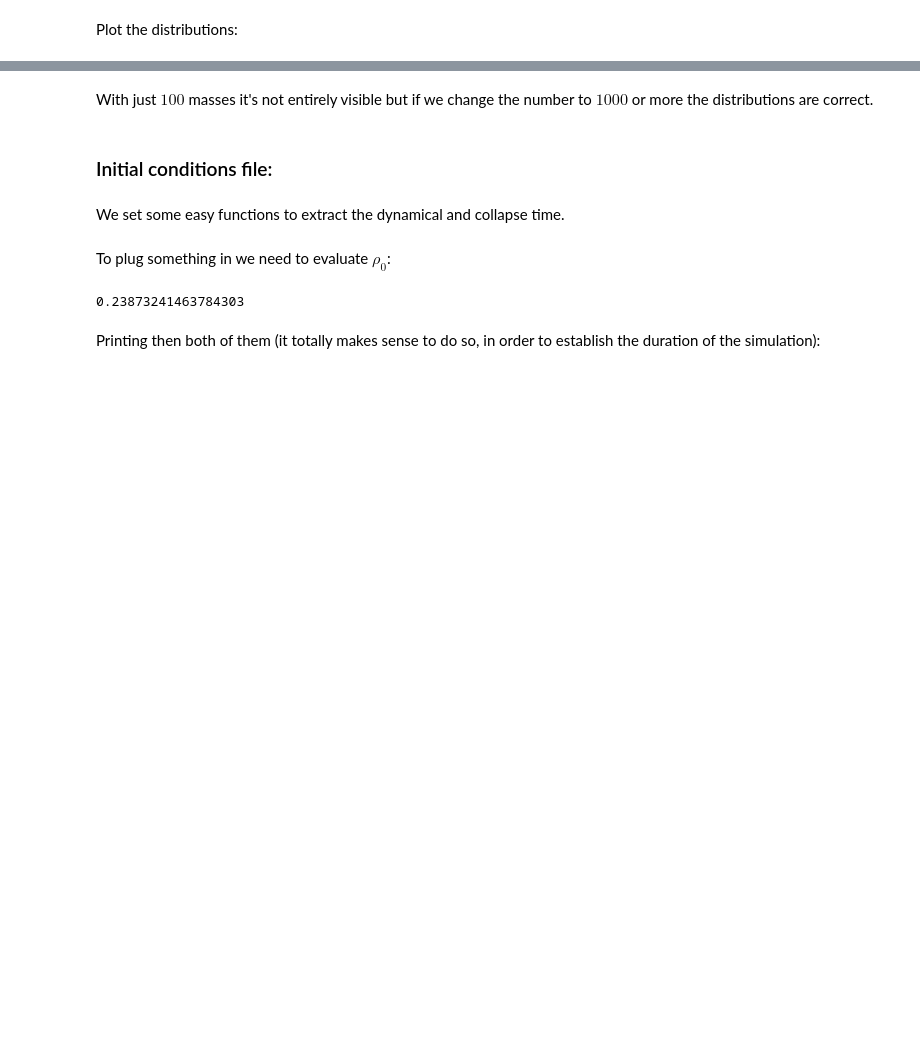
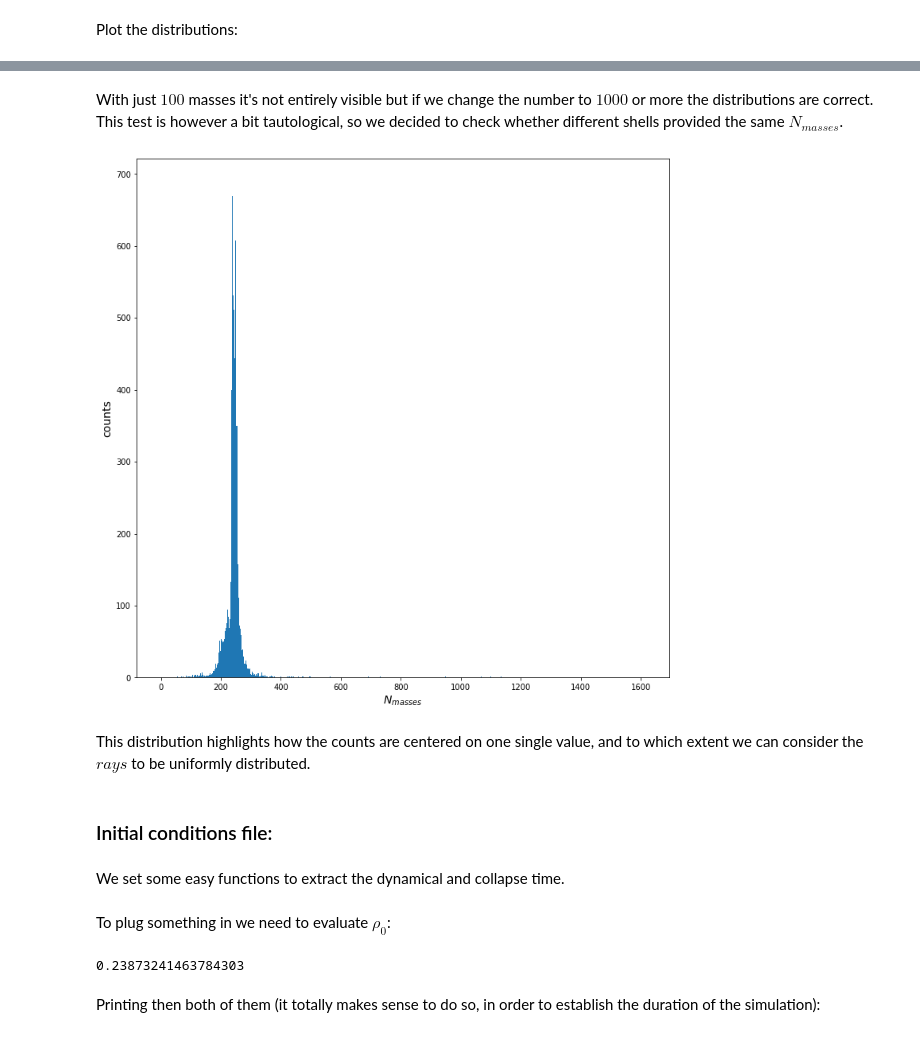
Before and after one commit to nicolegrillo/galaxies_and_dynamics_2023, a Jupyter notebook: treecode/MB_potential_collapse_SETTINGS-treecode.ipynb, the cells around one changed output, grey strips where cells are left out. Saved outputs shown, nothing was run; the diff lists cells and outputs as text; code cells hidden in the pictures; blank space fills up the shorter version.

```diff
--- a/treecode/MB_potential_collapse_SETTINGS-treecode.ipynb
+++ b/treecode/MB_potential_collapse_SETTINGS-treecode.ipynb
@@ -174,5 +174,39 @@ plt.show()
 # %% [markdown]
-With just $100$ masses it's not entirely visible but if we change the number to $1000$ or more the distributions are correct.
+With just $100$ masses it's not entirely visible but if we change the number to $1000$ or more the distributions are correct. This test is however a bit tautological, so we decided to check whether different shells provided the same $N_{masses}$.
+# %%
+def DensityTest(r):
+    r_test = np.random.uniform(0,a, 2)
+    r1 = r_test.min()
+    r2 = r_test.max()
+
+    # Volume of the shell
+    Vshell = 4*np.pi/3*(r2**3 - r1**3)
+
+    # Check which points lie within the volume
+    enclosed_points = ((r >= r1) & (r <= r2))
+    # Count the number of enclosed points
+    num_enclosed_points = np.sum(enclosed_points)
+    density = num_enclosed_points/Vshell
+
+    return density
+# %%
+M_for_test = 10000
+tests = []
+
+plt.figure(figsize = (12,12))
+
+for i in range(M_for_test):
+    density = DensityTest(rays)
+    tests.append(density)
+
+plt.hist(tests,1000)
+plt.xlabel(r"$N_{masses}$", size=14)
+plt.ylabel(r"counts", size=14)
+plt.show()
+# %% [output]
+[figure, added]
+# %% [markdown]
+This distribution highlights how the counts are centered on one single value, and to which extent we can consider the $\textit{rays}$ to be uniformly distributed.
 # %% [markdown]
 ### Initial conditions file:
 # %%
```
Also changed, not shown: parts of 10 cells of this notebook, 3 other files.
